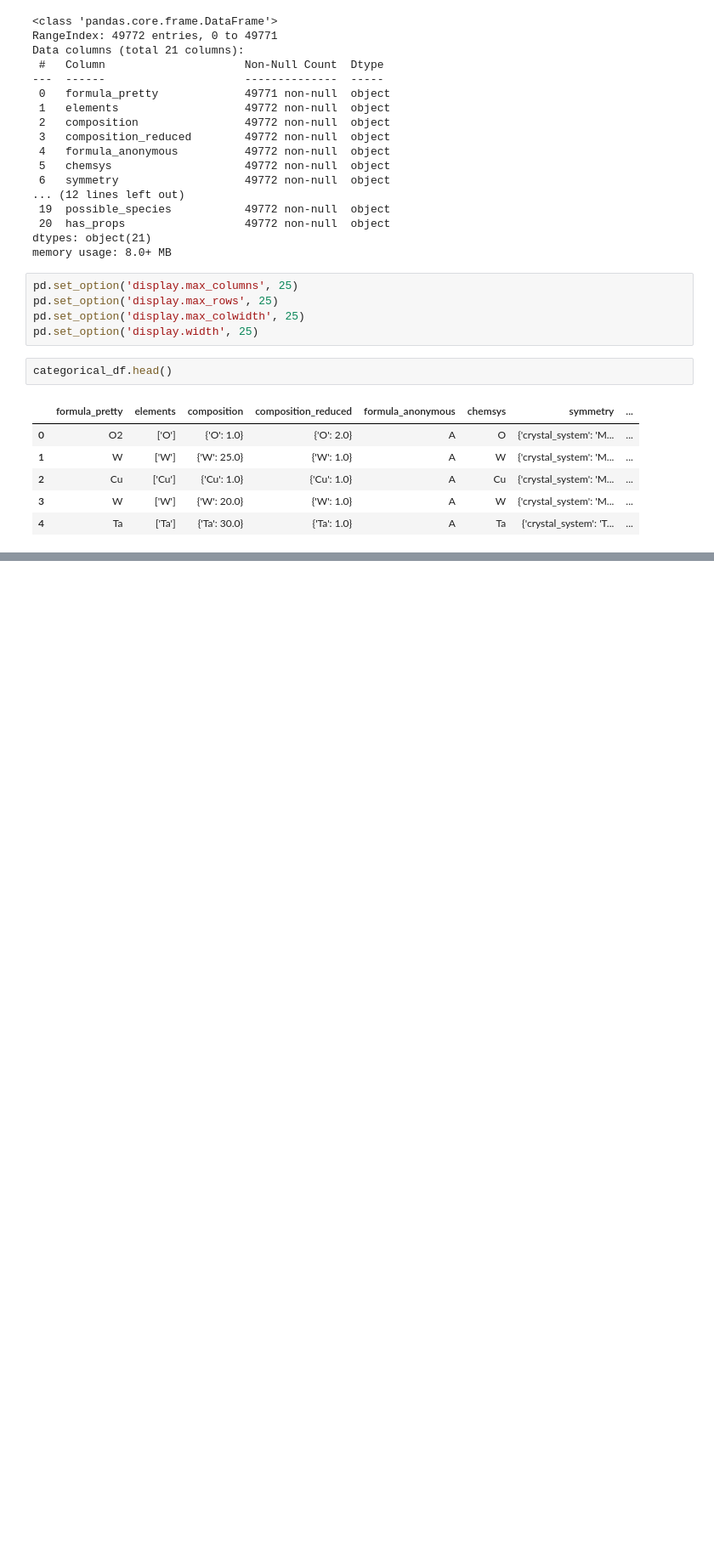
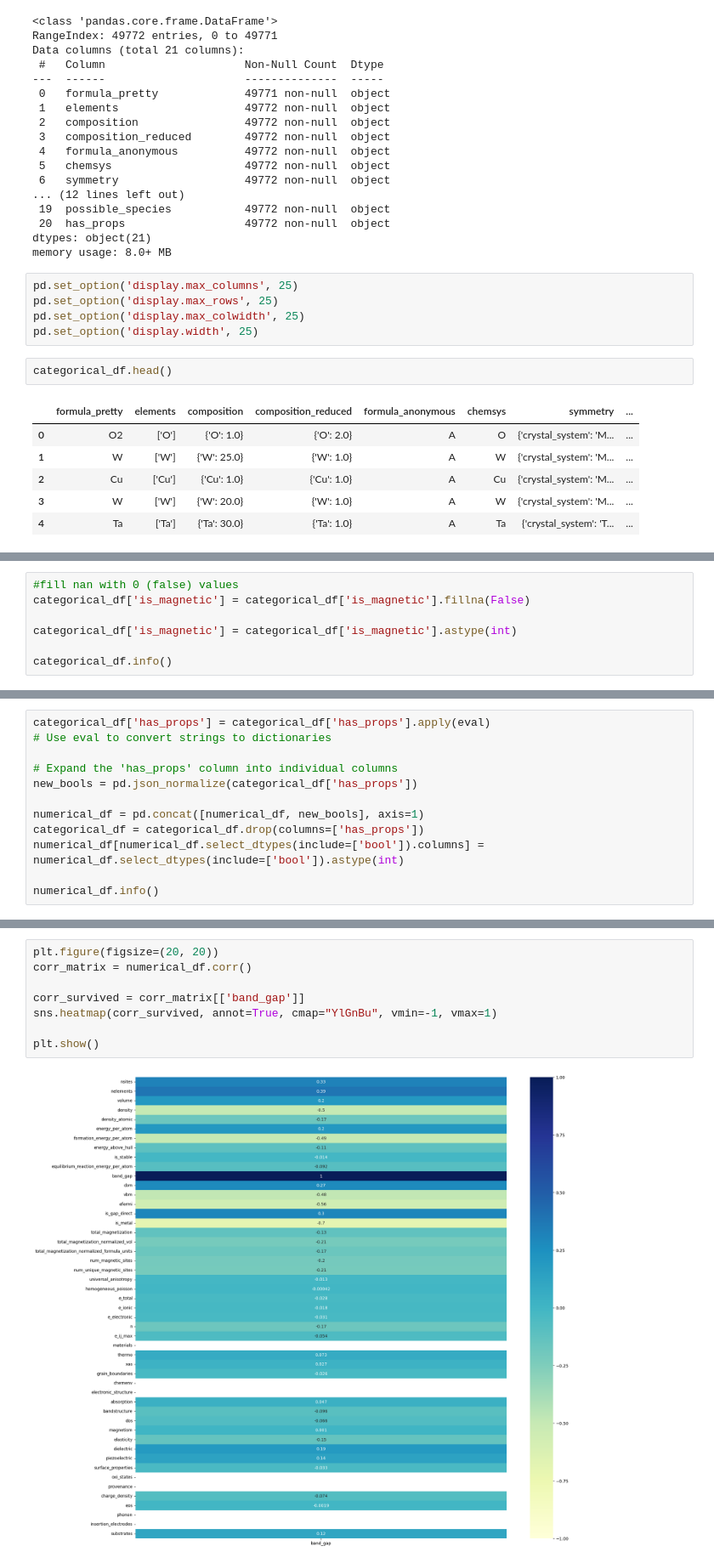
Before and after one commit to C-Wirth/COS-472-Project-Team-Rinder-, a Jupyter notebook: ipynb_files/5_investigate_band_gap.ipynb, the cells around one changed output, grey strips where cells are left out. Shown: that part at 85% size. Drawn from its saved outputs; the diff is of its cells as text; blank space fills up the shorter version.

Commit message:
work done on making numeric values from categorical

```diff
--- a/ipynb_files/5_investigate_band_gap.ipynb
+++ b/ipynb_files/5_investigate_band_gap.ipynb
@@ -139,0 +146,7 @@ categorical_df.head()
+# %%
+#fill nan with 0 (false) values
+categorical_df['is_magnetic'] = categorical_df['is_magnetic'].fillna(False)
+
+categorical_df['is_magnetic'] = categorical_df['is_magnetic'].astype(int)
+
+categorical_df.info()
@@ -139,0 +190,12 @@ categorical_df.head()
+# %%
+categorical_df['has_props'] = categorical_df['has_props'].apply(eval)
+# Use eval to convert strings to dictionaries
+
+# Expand the 'has_props' column into individual columns
+new_bools = pd.json_normalize(categorical_df['has_props'])
+
+numerical_df = pd.concat([numerical_df, new_bools], axis=1)
+categorical_df = categorical_df.drop(columns=['has_props'])
+numerical_df[numerical_df.select_dtypes(include=['bool']).columns] = numerical_df.select_dtypes(include=['bool']).astype(int)
+
+numerical_df.info()
@@ -139,0 +220,10 @@ categorical_df.head()
+# %%
+plt.figure(figsize=(20, 20))
+corr_matrix = numerical_df.corr()
+
+corr_survived = corr_matrix[['band_gap']]
+sns.heatmap(corr_survived, annot=True, cmap="YlGnBu", vmin=-1, vmax=1)
+
+plt.show()
+# %% [output]
+[figure, added]
```
Also changed, not shown: parts of 9 cells of this notebook.
